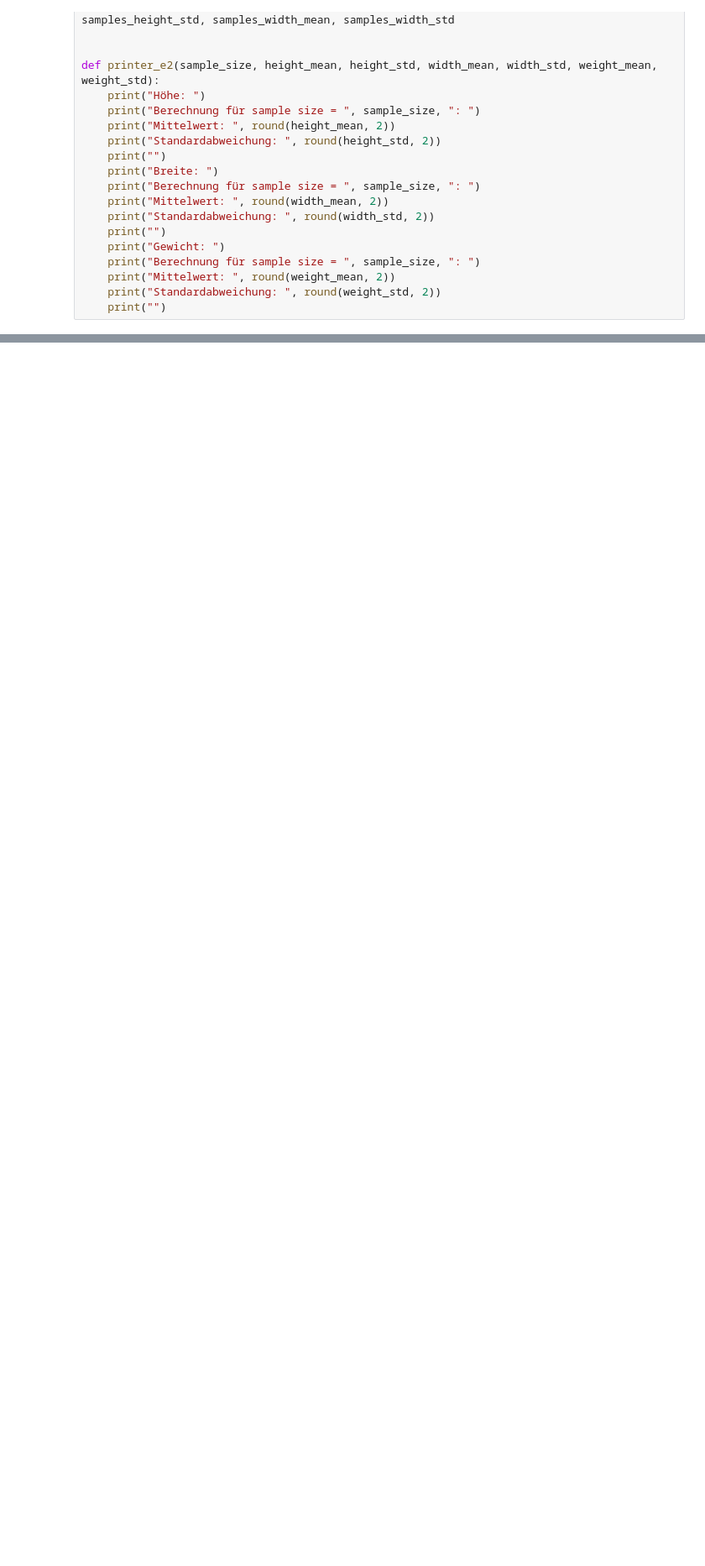
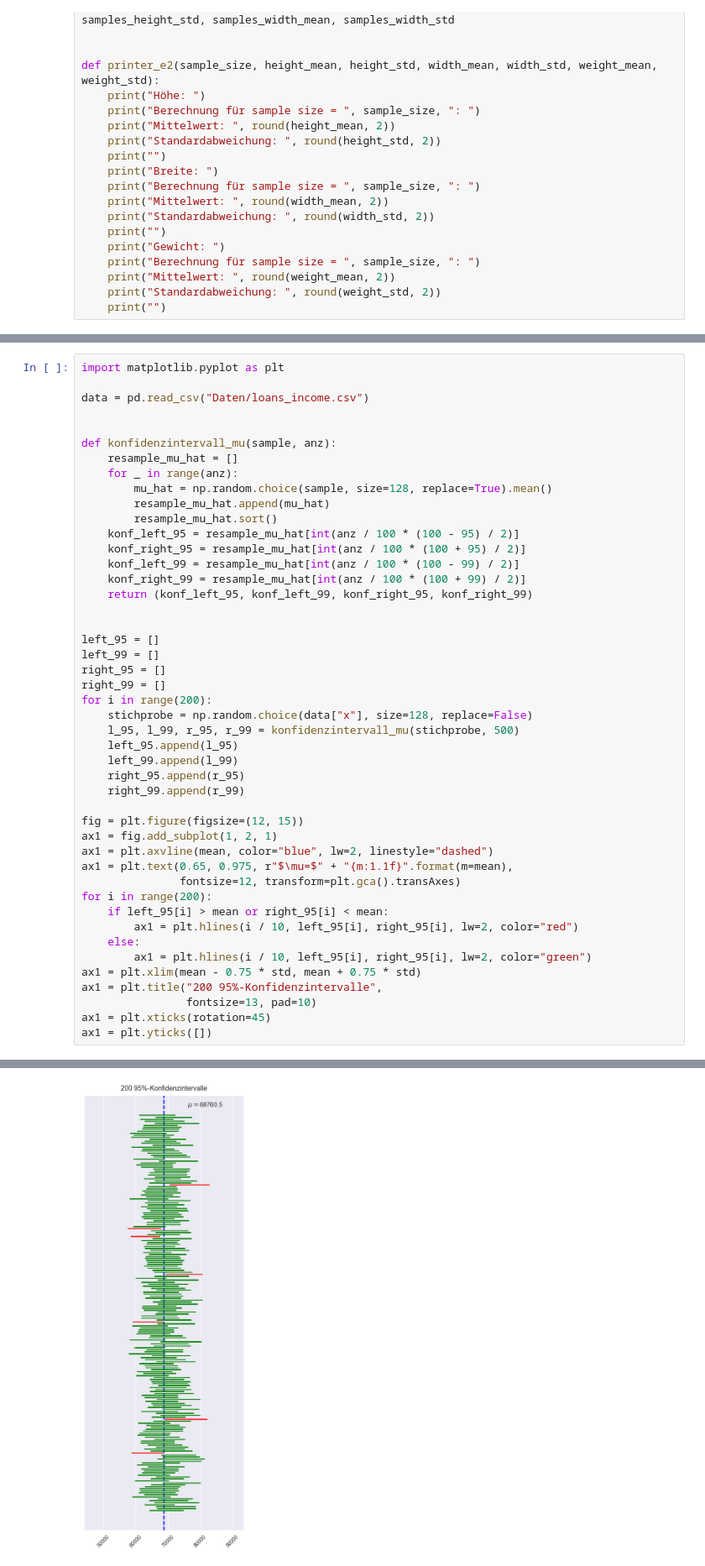
Before and after one commit to linomeyer/HSLU-ASTAT, a Jupyter notebook: SW06/SW06.ipynb, the cells around one changed output, grey strips where cells are left out. Shown at 84% size. Cells and saved outputs as stored; diff of their text form; blank space fills up the shorter version.

```diff
--- a/SW06/SW06.ipynb
+++ b/SW06/SW06.ipynb
@@ -385,2 +444,47 @@ Standardabweichung:  2.08
 # %%
+import matplotlib.pyplot as plt
+
+data = pd.read_csv("Daten/loans_income.csv")
+
+
+def konfidenzintervall_mu(sample, anz):
+    resample_mu_hat = []
+    for _ in range(anz):
+        mu_hat = np.random.choice(sample, size=128, replace=True).mean()
+        resample_mu_hat.append(mu_hat)
+        resample_mu_hat.sort()
+    konf_left_95 = resample_mu_hat[int(anz / 100 * (100 - 95) / 2)]
+    konf_right_95 = resample_mu_hat[int(anz / 100 * (100 + 95) / 2)]
+    konf_left_99 = resample_mu_hat[int(anz / 100 * (100 - 99) / 2)]
+    konf_right_99 = resample_mu_hat[int(anz / 100 * (100 + 99) / 2)]
+    return (konf_left_95, konf_left_99, konf_right_95, konf_right_99)
+
+
+left_95 = []
+left_99 = []
+right_95 = []
+right_99 = []
+for i in range(200):
+    stichprobe = np.random.choice(data["x"], size=128, replace=False)
+    l_95, l_99, r_95, r_99 = konfidenzintervall_mu(stichprobe, 500)
+    left_95.append(l_95)
+    left_99.append(l_99)
+    right_95.append(r_95)
+    right_99.append(r_99)
+
+fig = plt.figure(figsize=(12, 15))
+ax1 = fig.add_subplot(1, 2, 1)
+ax1 = plt.axvline(mean, color="blue", lw=2, linestyle="dashed")
+ax1 = plt.text(0.65, 0.975, r"$\mu=$" + "{m:1.1f}".format(m=mean),
+               fontsize=12, transform=plt.gca().transAxes)
+for i in range(200):
+    if left_95[i] > mean or right_95[i] < mean:
+        ax1 = plt.hlines(i / 10, left_95[i], right_95[i], lw=2, color="red")
+    else:
+        ax1 = plt.hlines(i / 10, left_95[i], right_95[i], lw=2, color="green")
+ax1 = plt.xlim(mean - 0.75 * std, mean + 0.75 * std)
+ax1 = plt.title("200 95%-Konfidenzintervalle",
+                fontsize=13, pad=10)
+ax1 = plt.xticks(rotation=45)
+ax1 = plt.yticks([])
 # %% [output]
@@ -400,2 +491,3 @@ Standardabweichung:  2.08
+[figure, added]
 # %% [markdown]
 ![HSLU](Bilder/LogoHSLU.png)
```
Also changed, not shown: parts of 4 cells of this notebook, 2 other files.
